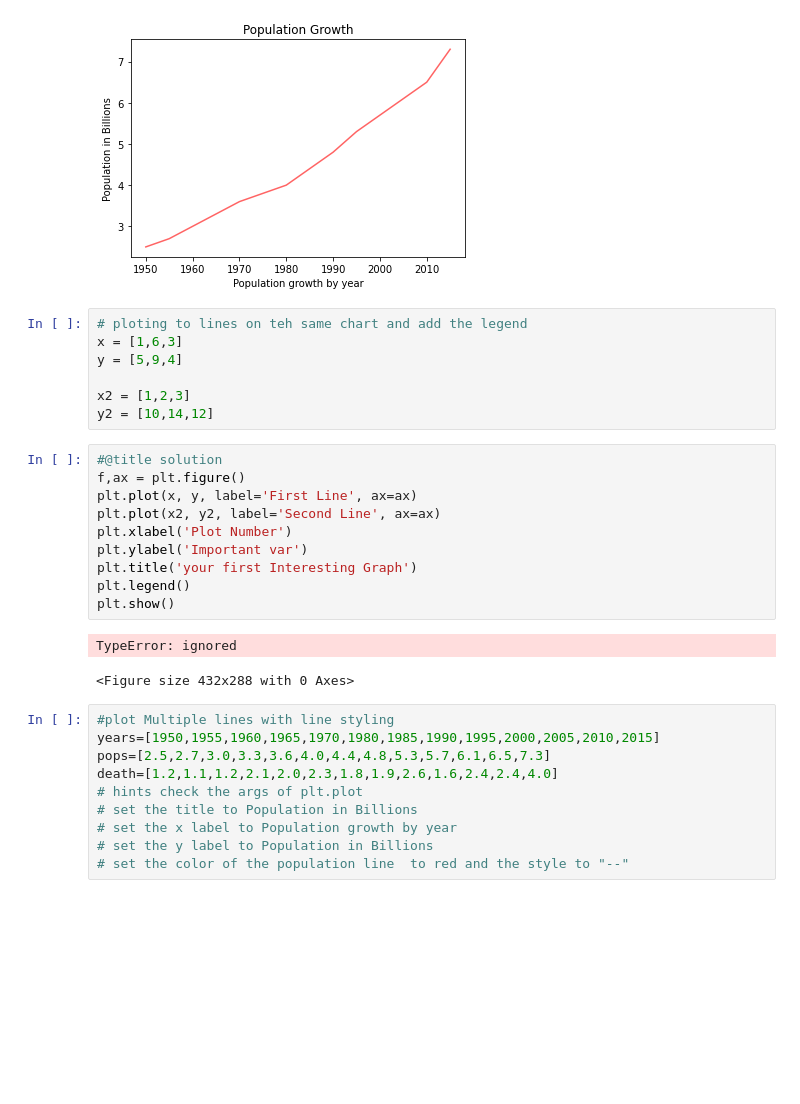
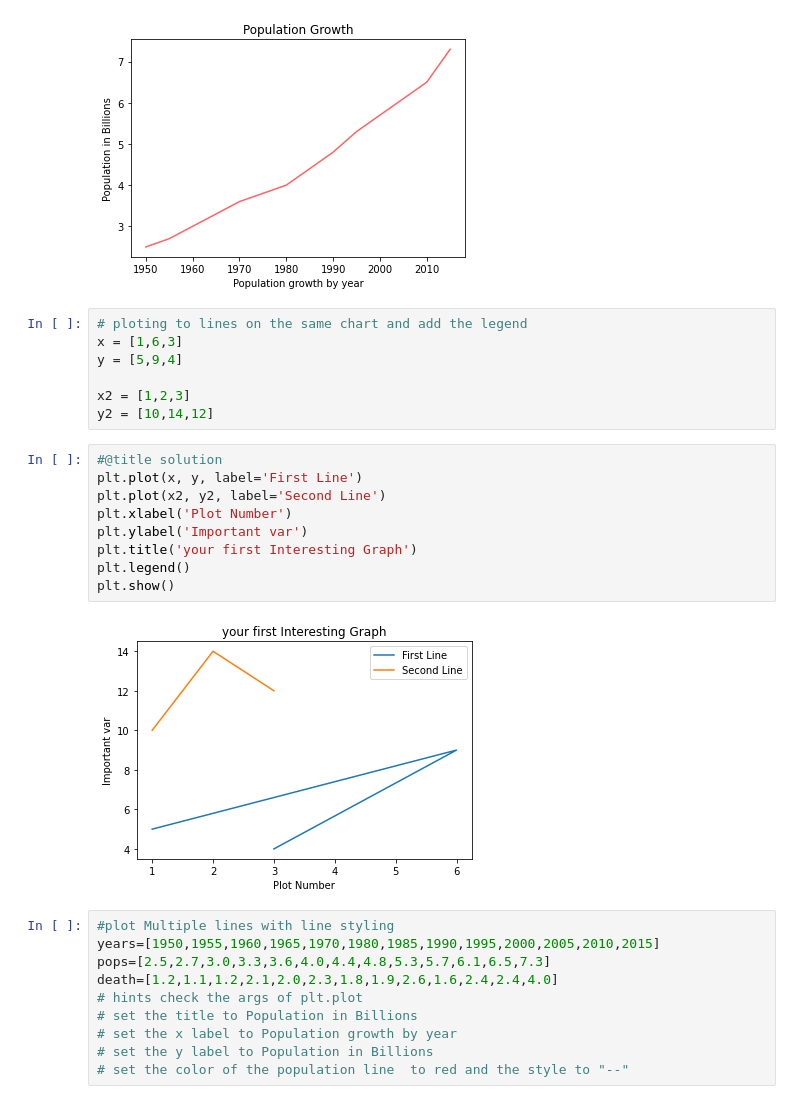
Before and after one commit to MariamKotob/ML2-notebook, a Jupyter notebook: 3-Data Visualization.ipynb, the cells around one changed output. Saved outputs shown, nothing was run; the diff lists cells and outputs as text; blank space fills up the shorter version.

```diff
--- a/3-Data Visualization.ipynb
+++ b/3-Data Visualization.ipynb
@@ -81,7 +83,7 @@ plt.show
 <function matplotlib.pyplot.show>
 [figure]
 # %%
-# ploting to lines on teh same chart and add the legend
+# ploting to lines on the same chart and add the legend
 x = [1,6,3]
 y = [5,9,4]
 
@@ -89,17 +91,15 @@ x2 = [1,2,3]
 y2 = [10,14,12]
 # %%
 #@title solution
-f,ax = plt.figure()
-plt.plot(x, y, label='First Line', ax=ax)
-plt.plot(x2, y2, label='Second Line', ax=ax)
+plt.plot(x, y, label='First Line')
+plt.plot(x2, y2, label='Second Line')
 plt.xlabel('Plot Number')
 plt.ylabel('Important var')
 plt.title('your first Interesting Graph')
 plt.legend()
 plt.show()
 # %% [output]
-TypeError: ignored
-<Figure size 432x288 with 0 Axes>
+[figure, added]
 # %%
 #plot Multiple lines with line styling
 years=[1950,1955,1960,1965,1970,1980,1985,1990,1995,2000,2005,2010,2015]
```
Also changed, not shown: parts of 4 cells of this notebook.
